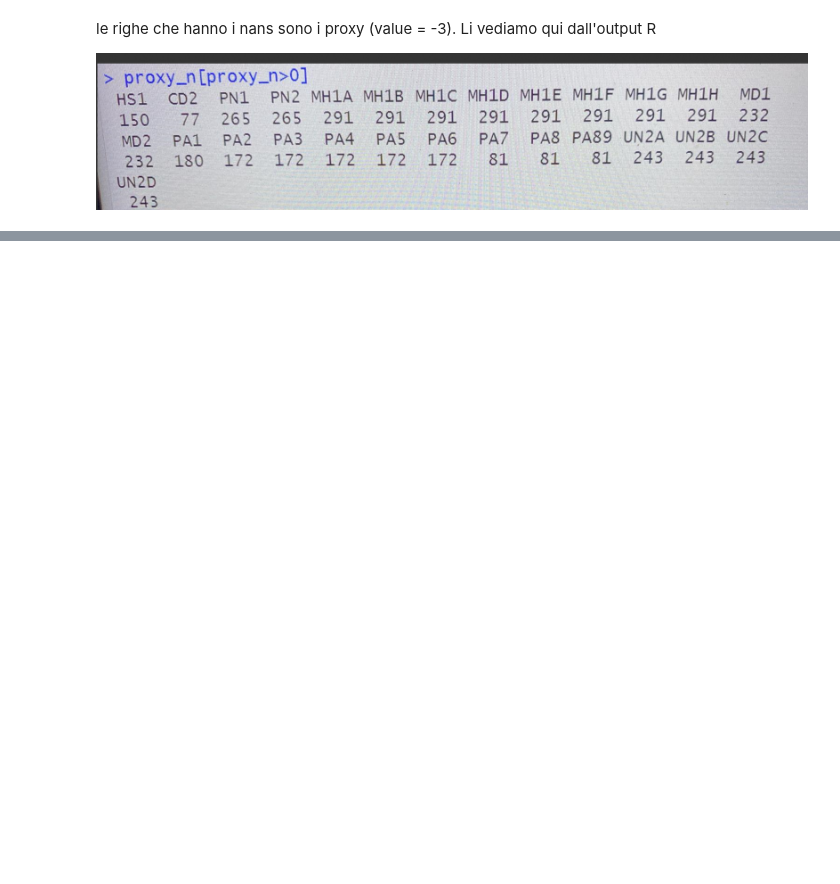
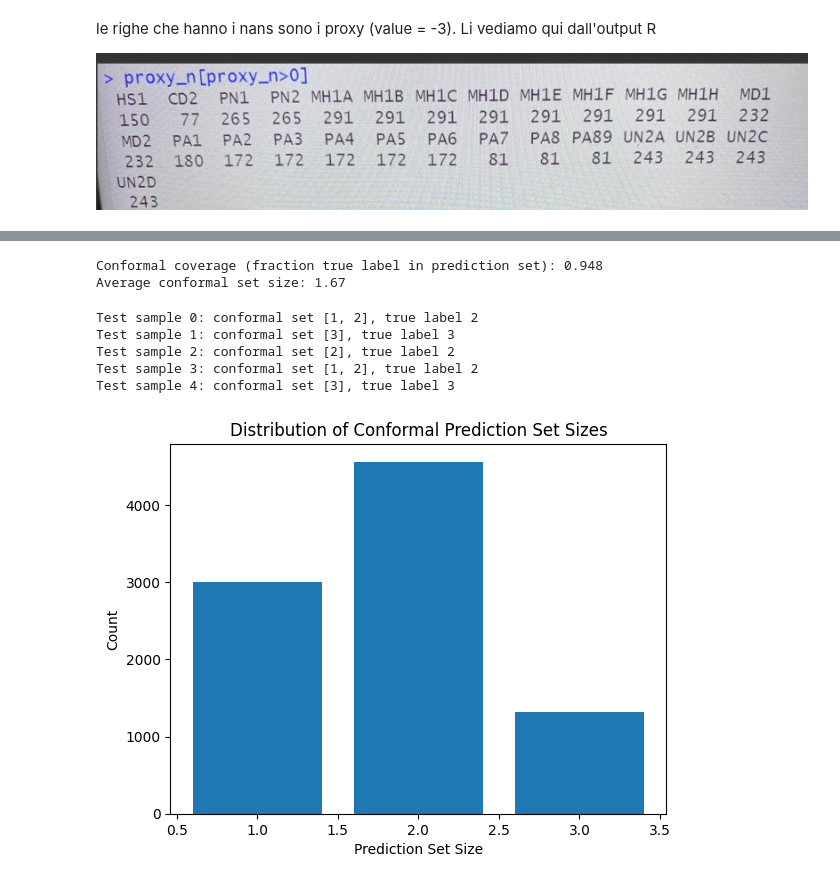
Before and after one commit to emanueleiacca/SL_ISTAT, a Jupyter notebook: Modelling.ipynb, the cells around one changed output, grey strips where cells are left out. Saved outputs shown, nothing was run; the diff lists cells and outputs as text; code cells hidden in the pictures; blank space fills up the shorter version.

```diff
--- a/Modelling.ipynb
+++ b/Modelling.ipynb
@@ -25,5 +27,6 @@ print(proxy_count)
 # %%
 # Rimozione delle righe corrispondenti a indici con -3 (PROXY)
 df_finale_clean = df_finale.drop(index=proxy_indices)
+df = df.drop(index=proxy_indices)
 # %%
 df_finale_clean['PROXY'].value_counts()
@@ -52,3 +50,10 @@ print(df_finale_model.columns[df_finale_model.isnull().any()].tolist())
 le righe che hanno i nans sono i proxy (value = -3). Li vediamo qui dall'output R
 
 ![image.png](attachment:image.png)
+# %%
+proxy_indices_un2a = df[df["UN2A"] == -3].index
+# Rimuovi quelle righe da df_finale
+df_finale_model = df_finale_clean.drop(index=proxy_indices_un2a)
+df = df.drop(index=proxy_indices_un2a)
+
+df_finale_model["UN2A"].value_counts()
@@ -250,0 +269,24 @@ AUC (macro-average): 0.771
+# %%
+log_reg = LogisticRegression(
+    multi_class='multinomial',
+    solver='lbfgs',
+    max_iter=5000,
+    class_weight='balanced',
+    random_state=42
+)
+log_reg.fit(X_train_selected3, y_train)
+
+y_pred = log_reg.predict(X_test_selected3)
+y_prob = log_reg.predict_proba(X_test_selected3)
+
+print("Classification Report:")
+print(classification_report(y_test, y_pred))
+
+labels = np.unique(np.concatenate([y_test, y_pred]))
+cm = confusion_matrix(y_test, y_pred, labels=labels)
+cm_df = pd.DataFrame(cm, index=[f"True:{l}" for l in labels], columns=[f"Pred:{l}" for l in labels])
+print("Confusion Matrix (with labels):")
+print(cm_df)
+
+auc = roc_auc_score(y_test, y_prob, multi_class='ovr')
+print(f"AUC (macro-average): {auc:.3f}")
@@ -313,0 +527,26 @@ print(f"AUC (macro-average, Test Set): {auc:.3f}")
+# %%
+print(f"Conformal coverage (fraction true label in prediction set): {coverage:.3f}")
+print(f"Average conformal set size: {avg_set_size:.2f}")
+# %% [output]
+Conformal coverage (fraction true label in prediction set): 0.948
+Average conformal set size: 1.67
+# %%
+for i in range(5):
+    print(f"Test sample {i}: conformal set {prediction_sets[i]}, true label {true_labels[i]}")
+# %% [output]
+Test sample 0: conformal set [1, 2], true label 2
+Test sample 1: conformal set [3], true label 3
+Test sample 2: conformal set [2], true label 2
+Test sample 3: conformal set [1, 2], true label 2
+Test sample 4: conformal set [3], true label 3
+# %%
+import matplotlib.pyplot as plt
+
+set_sizes = [len(s) for s in prediction_sets]
+plt.hist(set_sizes, bins=range(1, max(set_sizes)+2), align='left', rwidth=0.8)
+plt.xlabel('Prediction Set Size')
+plt.ylabel('Count')
+plt.title('Distribution of Conformal Prediction Set Sizes')
+plt.show()
+# %% [output]
+[figure, added]
```
Also changed, not shown: parts of 46 cells of this notebook.
